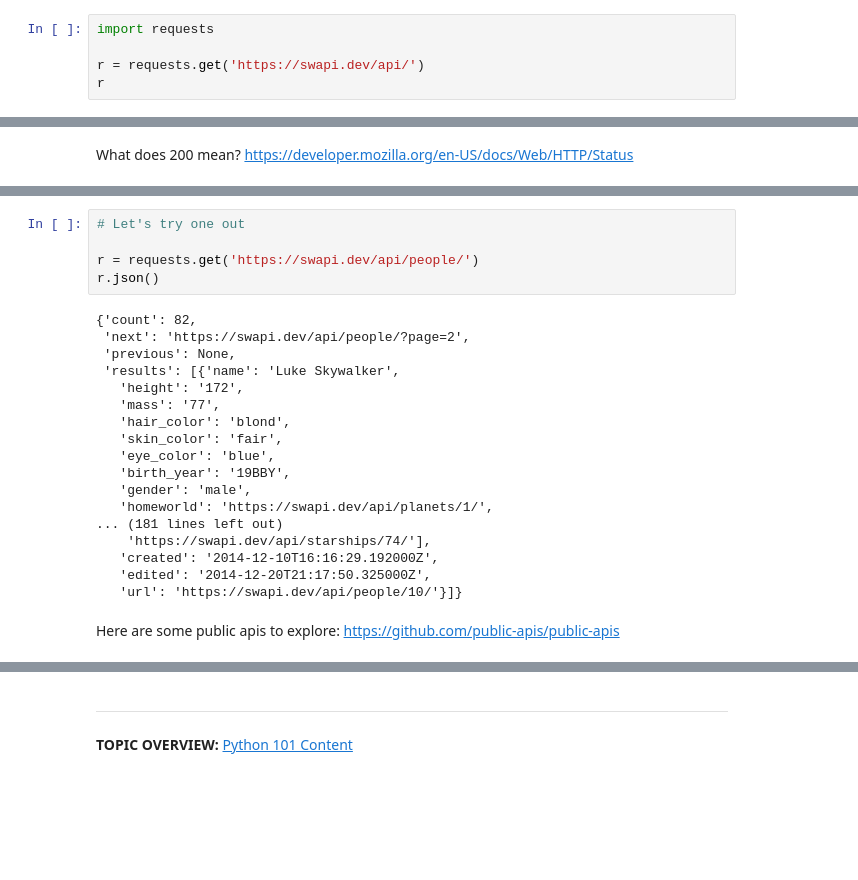
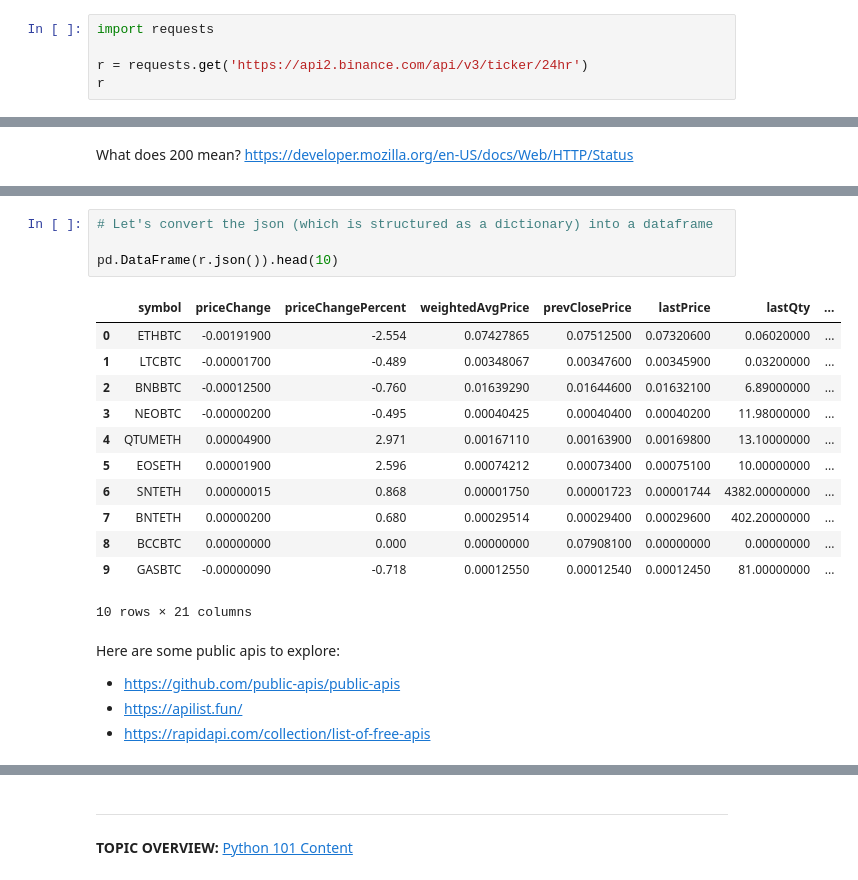
Before and after one commit to ogbinar/python101, a Jupyter notebook: notebooks/14_advanced_io.ipynb, the cells around one changed output, grey strips where cells are left out. Drawn from its saved outputs; the diff is of its cells as text; blank space fills up the shorter version.

```diff
--- a/notebooks/14_advanced_io.ipynb
+++ b/notebooks/14_advanced_io.ipynb
@@ -95,7 +96,7 @@ REpresentational State Transfer (REST), is the most popular architectural style
 # %%
 import requests
 
-r = requests.get('https://swapi.dev/api/')
+r = requests.get('https://api2.binance.com/api/v3/ticker/24hr')
 r
 # %% [output]
 <Response [200]>
@@ -115,28 +127,25 @@ r.json()
-# %%
-# Let's try one out
-
-r = requests.get('https://swapi.dev/api/people/')
-r.json()
-# %% [output]
-{'count': 82,
- 'next': 'https://swapi.dev/api/people/?page=2',
- 'previous': None,
- 'results': [{'name': 'Luke Skywalker',
-   'height': '172',
-   'mass': '77',
-   'hair_color': 'blond',
-   'skin_color': 'fair',
-   'eye_color': 'blue',
-   'birth_year': '19BBY',
-   'gender': 'male',
-   'homeworld': 'https://swapi.dev/api/planets/1/',
-... (181 lines left out)
-    'https://swapi.dev/api/starships/74/'],
-   'created': '2014-12-10T16:16:29.192000Z',
-   'edited': '2014-12-20T21:17:50.325000Z',
-   'url': 'https://swapi.dev/api/people/10/'}]}
+# %%
+# Let's convert the json (which is structured as a dictionary) into a dataframe
+
+pd.DataFrame(r.json()).head(10)
+# %% [output]
+|  | symbol | priceChange | priceChangePercent | weightedAvgPrice | prevClosePrice | lastPrice | lastQty | ... |
+| 0 | ETHBTC | -0.00191900 | -2.554 | 0.07427865 | 0.07512500 | 0.07320600 | 0.06020000 | ... |
+| 1 | LTCBTC | -0.00001700 | -0.489 | 0.00348067 | 0.00347600 | 0.00345900 | 0.03200000 | ... |
+| 2 | BNBBTC | -0.00012500 | -0.760 | 0.01639290 | 0.01644600 | 0.01632100 | 6.89000000 | ... |
+| 3 | NEOBTC | -0.00000200 | -0.495 | 0.00040425 | 0.00040400 | 0.00040200 | 11.98000000 | ... |
+| 4 | QTUMETH | 0.00004900 | 2.971 | 0.00167110 | 0.00163900 | 0.00169800 | 13.10000000 | ... |
+| 5 | EOSETH | 0.00001900 | 2.596 | 0.00074212 | 0.00073400 | 0.00075100 | 10.00000000 | ... |
+| 6 | SNTETH | 0.00000015 | 0.868 | 0.00001750 | 0.00001723 | 0.00001744 | 4382.00000000 | ... |
+| 7 | BNTETH | 0.00000200 | 0.680 | 0.00029514 | 0.00029400 | 0.00029600 | 402.20000000 | ... |
+| 8 | BCCBTC | 0.00000000 | 0.000 | 0.00000000 | 0.07908100 | 0.00000000 | 0.00000000 | ... |
+| 9 | GASBTC | -0.00000090 | -0.718 | 0.00012550 | 0.00012540 | 0.00012450 | 81.00000000 | ... |
+10 rows × 21 columns
 # %% [markdown]
-Here are some public apis to explore: https://github.com/public-apis/public-apis
+Here are some public apis to explore:
+- https://github.com/public-apis/public-apis
+- https://apilist.fun/
+- https://rapidapi.com/collection/list-of-free-apis
 # %% [markdown]
 ## Exercises with Northwind
 
```
Also changed, not shown: parts of 8 cells of this notebook.
